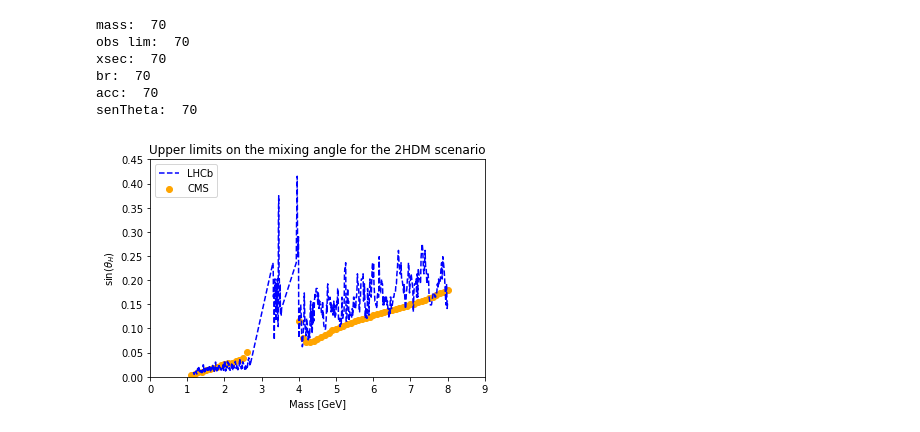
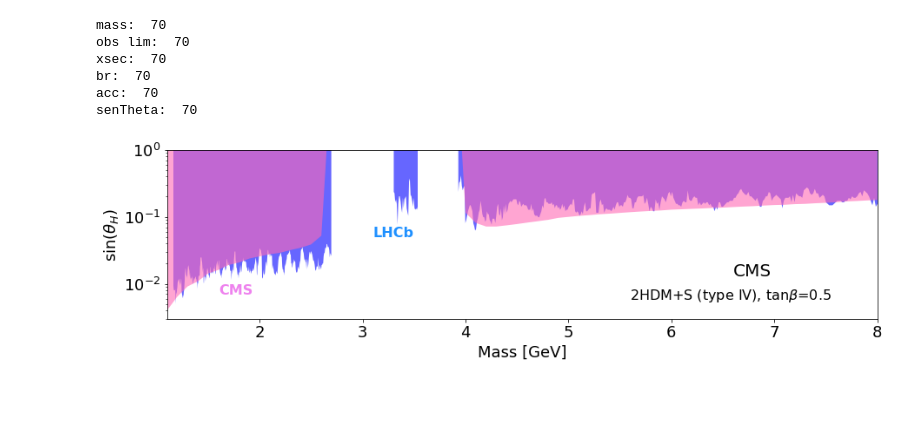
Before and after one commit to elfontan/2HDM_interpretation, a Jupyter notebook: senThetaLimits_2HDM_IV_fullMassRange.ipynb, the cells around one changed output. Saved outputs shown, nothing was run; the diff lists cells and outputs as text; code cells hidden in the pictures; blank space fills up the shorter version.

Commit message:
Improved cosmetics of the final plot for the AN

```diff
--- a/senThetaLimits_2HDM_IV_fullMassRange.ipynb
+++ b/senThetaLimits_2HDM_IV_fullMassRange.ipynb
@@ -220,30 +220,45 @@ senTheta:  70
 # %%
 f_LHCb = np.loadtxt("./LHCb_limits.txt", delimiter = " ")
 v_lim_LHCb = []
 v_mass_LHCb = []
 for i in range(len(f_LHCb)):
     v_mass_LHCb.append(f_LHCb[i][0]/1000) #Conversion from Mev to GeV
     v_lim_LHCb.append(f_LHCb[i][1])
 
 #f_BaBar = np.loadtxt("./BaBar_limits.txt", delimiter = "\t")
 #v_lim_BaBar = []
 #v_mass_BaBar = []
 #for i in range(len(f_BaBar)):
 #    v_mass_BaBar.append(f_BaBar[i][0])
 #    v_lim_BaBar.append(f_BaBar[i][1])
 
-plt.xlim(0,9)
-plt.ylim(0.0, 0.45)
-plt.scatter(v_mass, senTheta_limit, color="orange", label = "CMS")
-#plt.plot(v_mass_BaBar, v_lim_BaBar, color="red", label = "BaBar")
-plt.plot(v_mass_LHCb, v_lim_LHCb, '--k', color="blue", label = "LHCb")
-#plt.plot(v_mass_LHCb, v_lim_LHCb, '--k', color="lightskyblue", label = "LHCb")
+p_cms, p_lhcb = plt.subplots(figsize=(13, 4))
+plt.rcParams.update({'font.size': 18})
+#range = np.array([2.696,3.303])
+
+p_lhcb = plt.plot(v_mass_LHCb, v_lim_LHCb, '-', color="blue", linewidth=0)
+p_lhcb = plt.fill_between(v_mass_LHCb, v_lim_LHCb, 1, color="blue", linewidth=0, alpha=0.6)
+#p_lhcb = plt.semilogx()
+p_lhcb = plt.semilogy()
+#p_babar = plt.plot(v_mass_BaBar, v_lim_BaBar, color="red", label = "BaBar")
+p_cms = plt.plot(v_mass, senTheta_limit, '-', color="hotpink", linewidth=0)
+p_lhcb = plt.fill_between(v_mass, senTheta_limit, 1, color="hotpink", linewidth=0, alpha=0.6)
+#p_cms = plt.fill_between(v_mass, senTheta_limit, color="orange")
+
+plt.xlim(1.1,8)
+plt.ylim(0.003, 1.0)
 plt.xlabel('Mass [GeV]')
 plt.ylabel('sin($\\theta_{H}$)')
-plt.title("Upper limits on the mixing angle for the 2HDM scenario")
-plt.legend(loc="upper left")
-plt.show()
-#plt.savefig('senTheta_CMS_LHCB_red.pdf', dpi=1200)
-#plt.savefig('senTheta_CMS_LHCB_red.png', dpi=1200)
+#plt.title("Upper limits on the mixing angle for the 2HDM scenario")
+#plt.legend(loc="upper left")
+p_cms = plt.text(1.6, 0.007, "CMS", fontsize=16, color="violet", fontweight='bold')
+p_lhcb = plt.text(3.1, 0.05, "LHCb", fontsize=16, color="dodgerblue", fontweight='bold')
+
+plt.text(6.6, 0.013, "CMS", fontsize=20, color="black")
+plt.text(5.6, 0.009, "2HDM+S (type IV), tan$\\beta$=0.5", fontsize=16, verticalalignment='top')
+#plt.show()
+plt.tight_layout()
+plt.savefig('senTheta_CMS_LHCb.pdf', dpi=1200)
+plt.savefig('senTheta_CMS_LHCb.png', dpi=1200)
 # %% [output]
-[figure, old version]
+[figure, new version]
```
Also changed, not shown: 2 other files.
